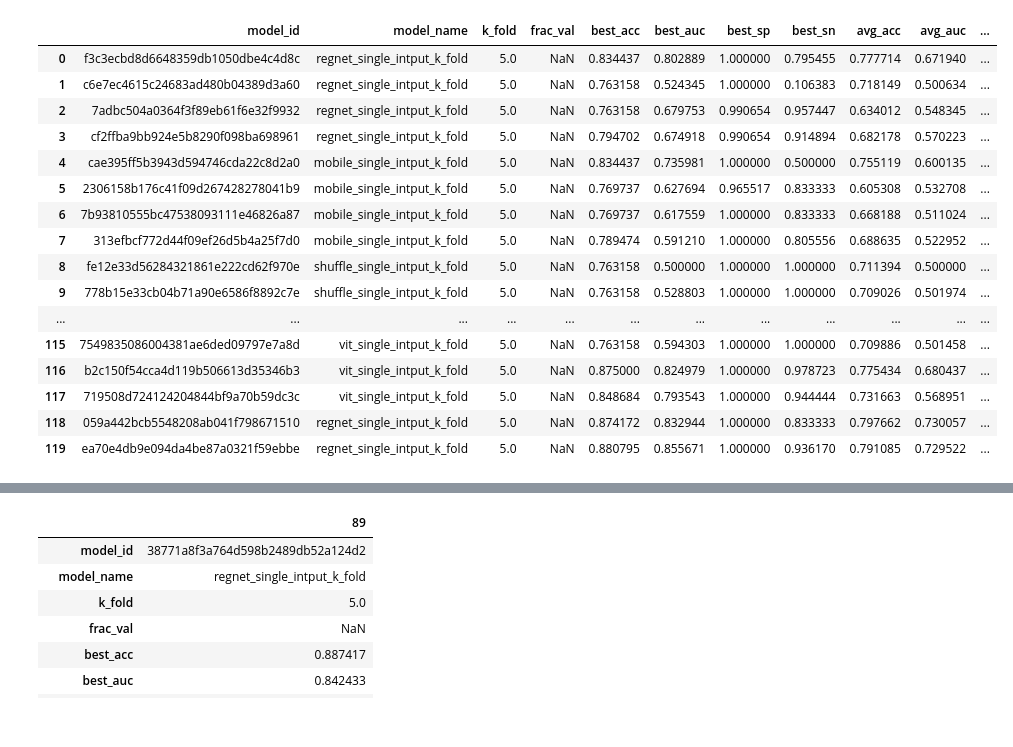
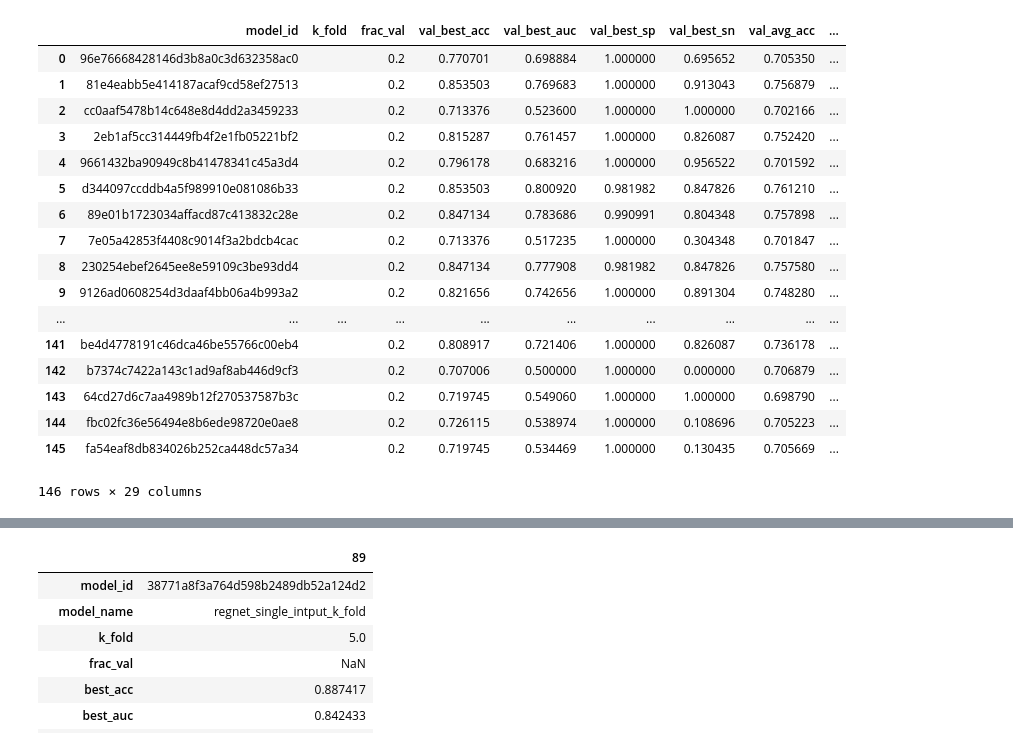
Before and after one commit to FelipeMarcelino/glaucoma, a Jupyter notebook: notebooks/results_v2.ipynb, the cells around one changed output, grey strips where cells are left out. Drawn from its saved outputs; the diff is of its cells as text; code cells hidden in the pictures.

Commit message:
check tested model

```diff
--- a/notebooks/results_v2.ipynb
+++ b/notebooks/results_v2.ipynb
@@ -1,4 +1,5 @@
 # %%
 import pandas as pd
 # %%
-summary = pd.read_csv("../model_summary.csv",sep=";")
+summary = pd.read_csv("../model_summary.csv")
+pd.options.display.max_rows = 999
@@ -25,24 +6,24 @@ summary
 # %%
-pd.options.display.max_rows = 120
 summary
 # %% [output]
-|  | model_id | model_name | k_fold | frac_val | best_acc | best_auc | best_sp | best_sn | avg_acc | avg_auc | ... |
-| 0 | f3c3ecbd8d6648359db1050dbe4c4d8c | regnet_single_intput_k_fold | 5.0 | NaN | 0.834437 | 0.802889 | 1.000000 | 0.795455 | 0.777714 | 0.671940 | ... |
-| 1 | c6e7ec4615c24683ad480b04389d3a60 | regnet_single_intput_k_fold | 5.0 | NaN | 0.763158 | 0.524345 | 1.000000 | 0.106383 | 0.718149 | 0.500634 | ... |
-| 2 | 7adbc504a0364f3f89eb61f6e32f9932 | regnet_single_intput_k_fold | 5.0 | NaN | 0.763158 | 0.679753 | 0.990654 | 0.957447 | 0.634012 | 0.548345 | ... |
-| 3 | cf2ffba9bb924e5b8290f098ba698961 | regnet_single_intput_k_fold | 5.0 | NaN | 0.794702 | 0.674918 | 0.990654 | 0.914894 | 0.682178 | 0.570223 | ... |
-| 4 | cae395ff5b3943d594746cda22c8d2a0 | mobile_single_intput_k_fold | 5.0 | NaN | 0.834437 | 0.735981 | 1.000000 | 0.500000 | 0.755119 | 0.600135 | ... |
-| 5 | 2306158b176c41f09d267428278041b9 | mobile_single_intput_k_fold | 5.0 | NaN | 0.769737 | 0.627694 | 0.965517 | 0.833333 | 0.605308 | 0.532708 | ... |
-| 6 | 7b93810555bc47538093111e46826a87 | mobile_single_intput_k_fold | 5.0 | NaN | 0.769737 | 0.617559 | 1.000000 | 0.833333 | 0.668188 | 0.511024 | ... |
-| 7 | 313efbcf772d44f09ef26d5b4a25f7d0 | mobile_single_intput_k_fold | 5.0 | NaN | 0.789474 | 0.591210 | 1.000000 | 0.805556 | 0.688635 | 0.522952 | ... |
-| 8 | fe12e33d56284321861e222cd62f970e | shuffle_single_intput_k_fold | 5.0 | NaN | 0.763158 | 0.500000 | 1.000000 | 1.000000 | 0.711394 | 0.500000 | ... |
-| 9 | 778b15e33cb04b71a90e6586f8892c7e | shuffle_single_intput_k_fold | 5.0 | NaN | 0.763158 | 0.528803 | 1.000000 | 1.000000 | 0.709026 | 0.501974 | ... |
-| ... | ... | ... | ... | ... | ... | ... | ... | ... | ... | ... | ... |
-| 115 | 7549835086004381ae6ded09797e7a8d | vit_single_intput_k_fold | 5.0 | NaN | 0.763158 | 0.594303 | 1.000000 | 1.000000 | 0.709886 | 0.501458 | ... |
-| 116 | b2c150f54cca4d119b506613d35346b3 | vit_single_intput_k_fold | 5.0 | NaN | 0.875000 | 0.824979 | 1.000000 | 0.978723 | 0.775434 | 0.680437 | ... |
-| 117 | 719508d724124204844bf9a70b59dc3c | vit_single_intput_k_fold | 5.0 | NaN | 0.848684 | 0.793543 | 1.000000 | 0.944444 | 0.731663 | 0.568951 | ... |
-| 118 | 059a442bcb5548208ab041f798671510 | regnet_single_intput_k_fold | 5.0 | NaN | 0.874172 | 0.832944 | 1.000000 | 0.833333 | 0.797662 | 0.730057 | ... |
-| 119 | ea70e4db9e094da4be87a0321f59ebbe | regnet_single_intput_k_fold | 5.0 | NaN | 0.880795 | 0.855671 | 1.000000 | 0.936170 | 0.791085 | 0.729522 | ... |
+|  | model_id | k_fold | frac_val | val_best_acc | val_best_auc | val_best_sp | val_best_sn | val_avg_acc | ... |
+| 0 | 96e76668428146d3b8a0c3d632358ac0 |  | 0.2 | 0.770701 | 0.698884 | 1.000000 | 0.695652 | 0.705350 | ... |
+| 1 | 81e4eabb5e414187acaf9cd58ef27513 |  | 0.2 | 0.853503 | 0.769683 | 1.000000 | 0.913043 | 0.756879 | ... |
+| 2 | cc0aaf5478b14c648e8d4dd2a3459233 |  | 0.2 | 0.713376 | 0.523600 | 1.000000 | 1.000000 | 0.702166 | ... |
+| 3 | 2eb1af5cc314449fb4f2e1fb05221bf2 |  | 0.2 | 0.815287 | 0.761457 | 1.000000 | 0.826087 | 0.752420 | ... |
+| 4 | 9661432ba90949c8b41478341c45a3d4 |  | 0.2 | 0.796178 | 0.683216 | 1.000000 | 0.956522 | 0.701592 | ... |
+| 5 | d344097ccddb4a5f989910e081086b33 |  | 0.2 | 0.853503 | 0.800920 | 0.981982 | 0.847826 | 0.761210 | ... |
+| 6 | 89e01b1723034affacd87c413832c28e |  | 0.2 | 0.847134 | 0.783686 | 0.990991 | 0.804348 | 0.757898 | ... |
+| 7 | 7e05a42853f4408c9014f3a2bdcb4cac |  | 0.2 | 0.713376 | 0.517235 | 1.000000 | 0.304348 | 0.701847 | ... |
+| 8 | 230254ebef2645ee8e59109c3be93dd4 |  | 0.2 | 0.847134 | 0.777908 | 0.981982 | 0.847826 | 0.757580 | ... |
+| 9 | 9126ad0608254d3daaf4bb06a4b993a2 |  | 0.2 | 0.821656 | 0.742656 | 1.000000 | 0.891304 | 0.748280 | ... |
+| ... | ... | ... | ... | ... | ... | ... | ... | ... | ... |
+| 141 | be4d4778191c46dca46be55766c00eb4 |  | 0.2 | 0.808917 | 0.721406 | 1.000000 | 0.826087 | 0.736178 | ... |
+| 142 | b7374c7422a143c1ad9af8ab446d9cf3 |  | 0.2 | 0.707006 | 0.500000 | 1.000000 | 0.000000 | 0.706879 | ... |
+| 143 | 64cd27d6c7aa4989b12f270537587b3c |  | 0.2 | 0.719745 | 0.549060 | 1.000000 | 1.000000 | 0.698790 | ... |
+| 144 | fbc02fc36e56494e8b6ede98720e0ae8 |  | 0.2 | 0.726115 | 0.538974 | 1.000000 | 0.108696 | 0.705223 | ... |
+| 145 | fa54eaf8db834026b252ca448dc57a34 |  | 0.2 | 0.719745 | 0.534469 | 1.000000 | 0.130435 | 0.705669 | ... |
+146 rows × 29 columns
 # %%
 summary.sort_values("avg_auc",ascending=False)
 # %% [output]
```
Also changed, not shown: parts of 1 cell of this notebook, 5 other files.
